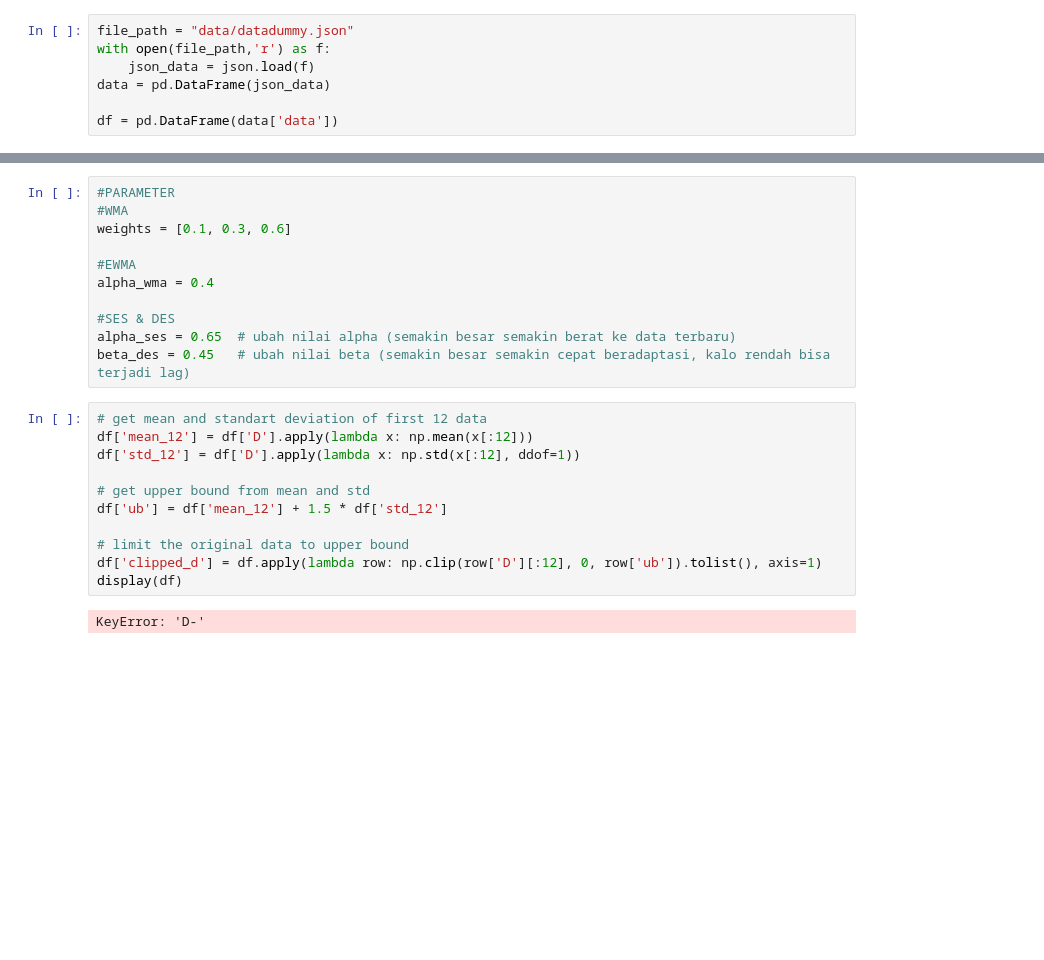
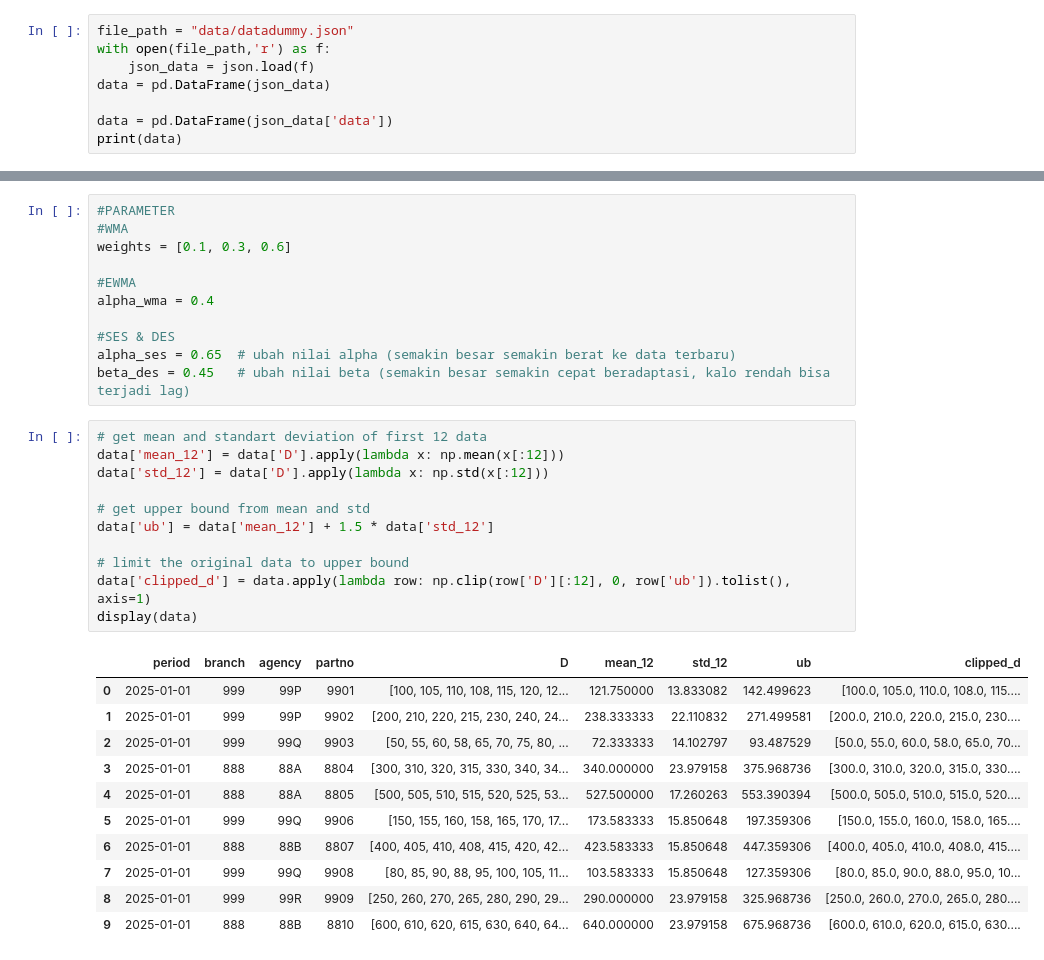
Before and after one commit to doctermath/hnf01b, a Jupyter notebook: brandon.ipynb, the cells around one changed output, grey strips where cells are left out. Cells and saved outputs as stored; diff of their text form; blank space fills up the shorter version.

```diff
--- a/brandon.ipynb
+++ b/brandon.ipynb
@@ -41,5 +43,6 @@ with open(file_path,'r') as f:
     json_data = json.load(f)
 data = pd.DataFrame(json_data)
 
-df = pd.DataFrame(data['data'])
+data = pd.DataFrame(json_data['data'])
+print(data)
 # %% [output]
@@ -67,17 +76,27 @@ alpha_ses = 0.65  # ubah nilai alpha (semakin besar semakin berat ke data terbar
 beta_des = 0.45   # ubah nilai beta (semakin besar semakin cepat beradaptasi, kalo rendah bisa terjadi lag)
 # %%
 # get mean and standart deviation of first 12 data
-df['mean_12'] = df['D'].apply(lambda x: np.mean(x[:12]))
-df['std_12'] = df['D'].apply(lambda x: np.std(x[:12], ddof=1))
+data['mean_12'] = data['D'].apply(lambda x: np.mean(x[:12]))
+data['std_12'] = data['D'].apply(lambda x: np.std(x[:12]))
 
 # get upper bound from mean and std
-df['ub'] = df['mean_12'] + 1.5 * df['std_12']
+data['ub'] = data['mean_12'] + 1.5 * data['std_12']
 
 # limit the original data to upper bound
-df['clipped_d'] = df.apply(lambda row: np.clip(row['D'][:12], 0, row['ub']).tolist(), axis=1)
-display(df)
+data['clipped_d'] = data.apply(lambda row: np.clip(row['D'][:12], 0, row['ub']).tolist(), axis=1)
+display(data)
 # %% [output]
-KeyError: 'D-'
+|  | period | branch | agency | partno | D | mean_12 | std_12 | ub | clipped_d |
+| 0 | 2025-01-01 | 999 | 99P | 9901 | [100, 105, 110, 108, 115, 120, 12... | 121.750000 | 13.833082 | 142.499623 | [100.0, 105.0, 110.0, 108.0, 115.... |
+| 1 | 2025-01-01 | 999 | 99P | 9902 | [200, 210, 220, 215, 230, 240, 24... | 238.333333 | 22.110832 | 271.499581 | [200.0, 210.0, 220.0, 215.0, 230.... |
+| 2 | 2025-01-01 | 999 | 99Q | 9903 | [50, 55, 60, 58, 65, 70, 75, 80, ... | 72.333333 | 14.102797 | 93.487529 | [50.0, 55.0, 60.0, 58.0, 65.0, 70... |
+| 3 | 2025-01-01 | 888 | 88A | 8804 | [300, 310, 320, 315, 330, 340, 34... | 340.000000 | 23.979158 | 375.968736 | [300.0, 310.0, 320.0, 315.0, 330.... |
+| 4 | 2025-01-01 | 888 | 88A | 8805 | [500, 505, 510, 515, 520, 525, 53... | 527.500000 | 17.260263 | 553.390394 | [500.0, 505.0, 510.0, 515.0, 520.... |
+| 5 | 2025-01-01 | 999 | 99Q | 9906 | [150, 155, 160, 158, 165, 170, 17... | 173.583333 | 15.850648 | 197.359306 | [150.0, 155.0, 160.0, 158.0, 165.... |
+| 6 | 2025-01-01 | 888 | 88B | 8807 | [400, 405, 410, 408, 415, 420, 42... | 423.583333 | 15.850648 | 447.359306 | [400.0, 405.0, 410.0, 408.0, 415.... |
+| 7 | 2025-01-01 | 999 | 99Q | 9908 | [80, 85, 90, 88, 95, 100, 105, 11... | 103.583333 | 15.850648 | 127.359306 | [80.0, 85.0, 90.0, 88.0, 95.0, 10... |
+| 8 | 2025-01-01 | 999 | 99R | 9909 | [250, 260, 270, 265, 280, 290, 29... | 290.000000 | 23.979158 | 325.968736 | [250.0, 260.0, 270.0, 265.0, 280.... |
+| 9 | 2025-01-01 | 888 | 88B | 8810 | [600, 610, 620, 615, 630, 640, 64... | 640.000000 | 23.979158 | 675.968736 | [600.0, 610.0, 620.0, 615.0, 630.... |
 # %%
 # Calculate Simple Moving Average
 def calculate_ma(list):
```
Also changed, not shown: parts of 4 cells of this notebook.
